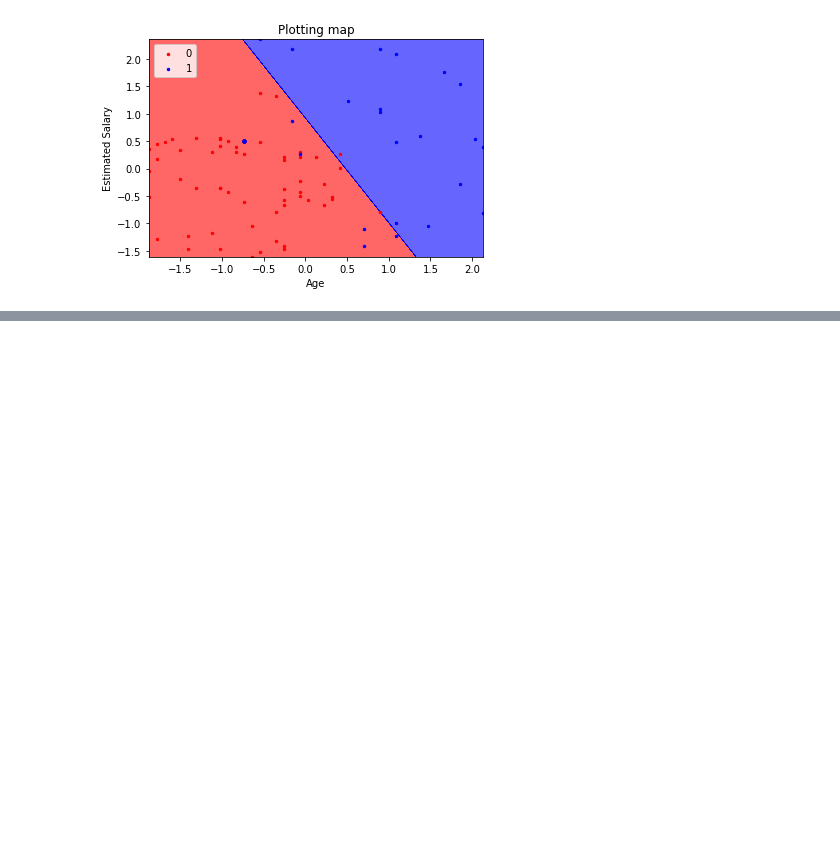
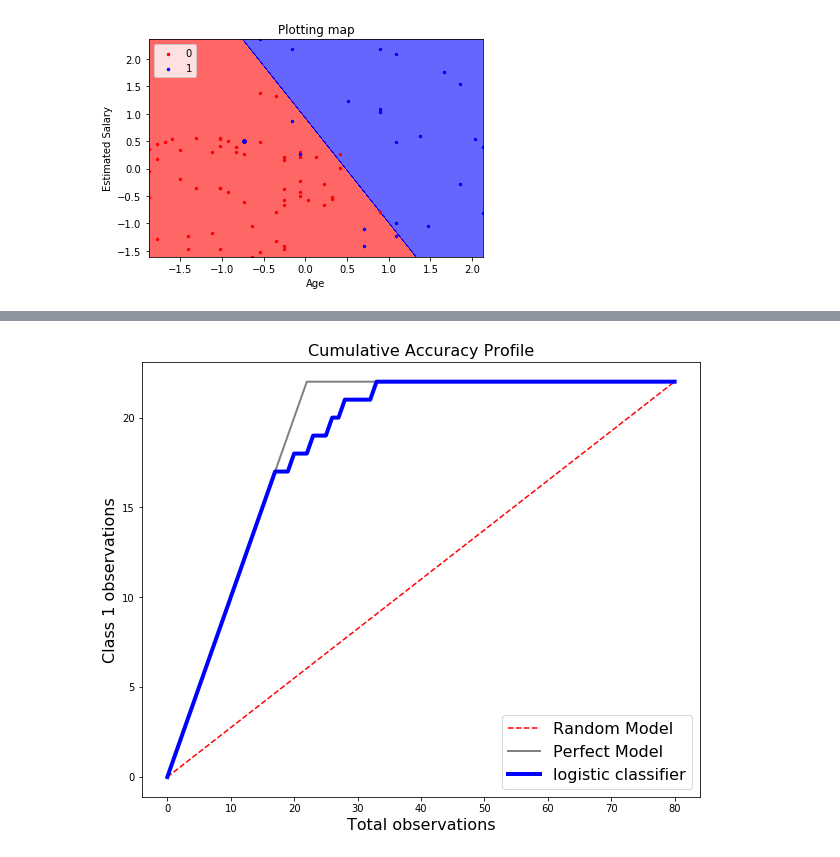
Before and after one commit to SunnyRaj94/Advance-Machine-Learning, a Jupyter notebook: error_analysis_and_reduction/01_ad_click_prediction.ipynb, the cells around one changed output, grey strips where cells are left out. Drawn from its saved outputs; the diff is of its cells as text; code cells hidden in the pictures; blank space fills up the shorter version.

```diff
--- a/error_analysis_and_reduction/01_ad_click_prediction.ipynb
+++ b/error_analysis_and_reduction/01_ad_click_prediction.ipynb
@@ -235,0 +279,5 @@ plot_colormap(test_X,test_Y,"Plotting map",forest_classifier,ListedColormap(('re
+# %%
+label="logistic classifier"
+plot_cap(test_X,test_Y,label,logistic_classifier)
+# %% [output]
+[figure, added]
```
Also changed, not shown: parts of 16 cells of this notebook.
